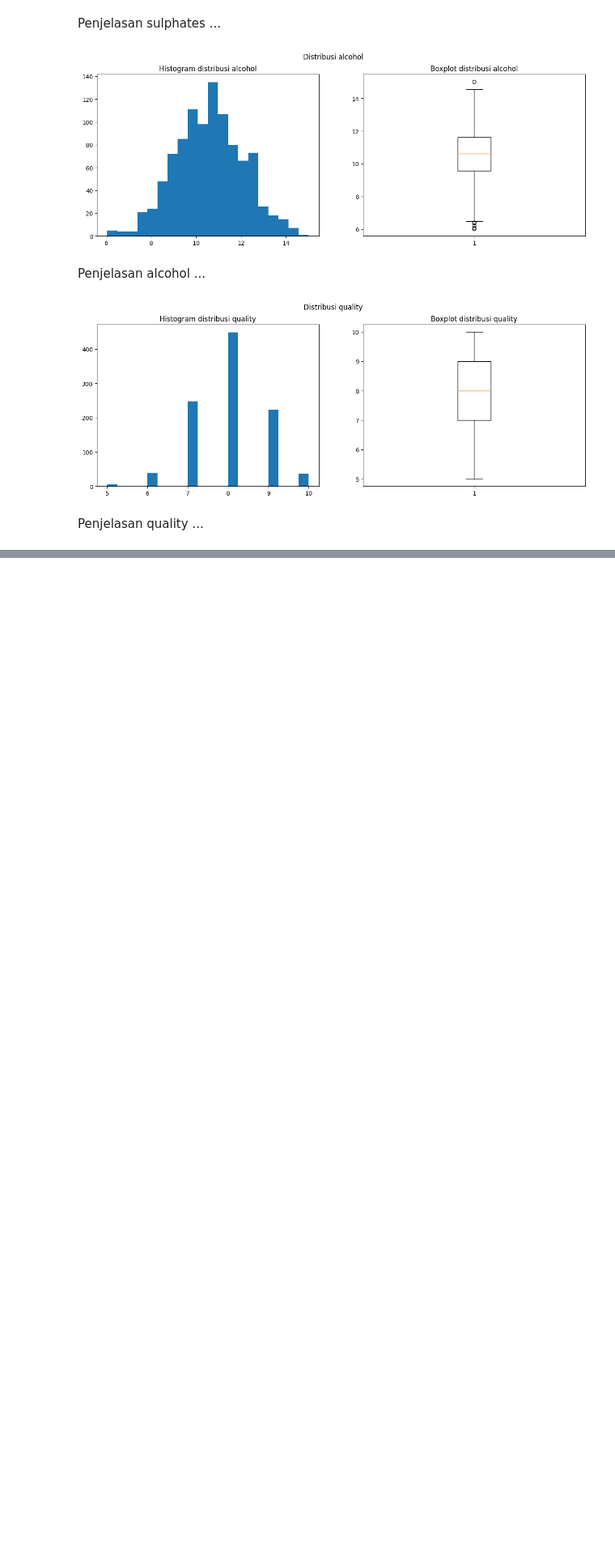
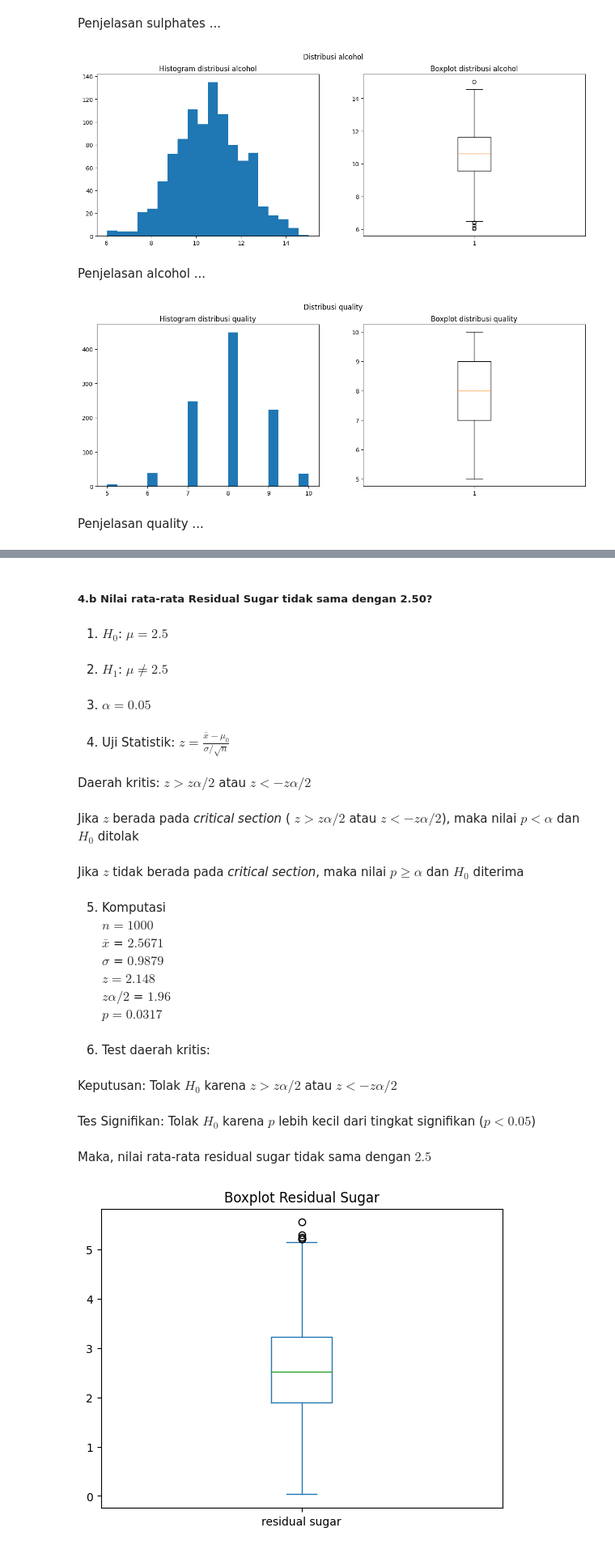
Before and after one commit to febryanarota/Tugas-Besar-Probstat, a Jupyter notebook: main.ipynb, the cells around one changed output, grey strips where cells are left out. Shown: that part at 81% size. Saved outputs shown, nothing was run; the diff lists cells and outputs as text; code cells hidden in the pictures; blank space fills up the shorter version.

```diff
--- a/main.ipynb
+++ b/main.ipynb
@@ -164,0 +218,52 @@ Penjelasan quality ...
+# %% [markdown]
+##### 4.b Nilai rata-rata Residual Sugar tidak sama dengan 2.50?
+# %%
+data = df["residual sugar"]
+miu_0 = 2.50
+alpha = 0.05
+x_bar = data.mean()
+std = data.std()
+n = len(data)
+root_n = np.sqrt(len(data))
+z_alpha = st.norm.ppf(1 - alpha /2)
+z = (x_bar - miu_0) / (std / root_n)
+p_value = 1-abs(st.norm.cdf(z)-st.norm.cdf(-1*z))
+
+display(Markdown(f"1. $H_0$:   $μ = {miu_0}$"))
+display(Markdown(f"2. $H_1$:   $μ ≠ {miu_0}$"))
+display(Markdown(f"3. $\\alpha = 0.05$"))
+display(Markdown("4. Uji Statistik:  $ z =\\frac{\\bar{x_{}} - μ_{0}} {\\sigma/\\sqrt{n}} $"))
+display(Markdown(f"Daerah kritis: $z > z\\alpha/2$ atau $z < -z\\alpha/2$"))
+display(Markdown(f"Jika $z$ berada pada *critical section* ( $z > z\\alpha/2$ atau $z < -z\\alpha/2$), maka nilai $p < \\alpha$ dan $H_0$ ditolak"))
+display(Markdown(f"Jika $z$ tidak berada pada *critical section*, maka nilai $p ≥ \\alpha$ dan $H_0$ diterima"))
+
+display(Markdown(f"5. Komputasi<br>  $n = {n}$ <br>$\\bar x$ = ${round(x_bar, 4)}$ <br> $\\sigma $ = ${round(std, 4)}$<br> $z = {round(z, 4)}$<br> $z\\alpha/2$ = ${round(z_alpha, 4)}$<br> $p = {round(p_value, 4)}$<br> "))
+display(Markdown(f"6. Test daerah kritis: "))
+
+
+if z < -z_alpha or z > z_alpha:
+    display(Markdown(f"Keputusan: Tolak $H_0$ karena $z > z\\alpha/2$ atau $z < -z\\alpha/2$"))
+    display(Markdown(f"Tes Signifikan: Tolak $H_0$ karena $p$ lebih kecil dari tingkat signifikan ($p < {alpha}$)"))
+    display(Markdown(f"Maka, nilai rata-rata residual sugar tidak sama dengan ${miu_0}$"))
+else:
+    display(Markdown(f"Keputusan: Tidak menolak $H_0$ karena $-z\\alpha/2 < z < z\\alpha/2$" ))
+    display(Markdown(f"Tes Signifikan: Tidak menolak $H_0$ dikarenakan $p$ lebih besar atau sama dengan tingkat signifikan ($p ≥ {alpha}$)"))
+    display(Markdown(f"Maka, nilai rata-rata residual sugar sama dengan ${miu_0}$"))
+
+data.plot(kind="box")
+plt.title("Boxplot Residual Sugar")
+plt.show()
+# %% [output]
+1. $H_0$:   $μ = 2.5$
+2. $H_1$:   $μ ≠ 2.5$
+3. $\alpha = 0.05$
+4. Uji Statistik:  $ z =\frac{\bar{x_{}} - μ_{0}} {\sigma/\sqrt{n}} $
+Daerah kritis: $z > z\alpha/2$ atau $z < -z\alpha/2$
+Jika $z$ berada pada *critical section* ( $z > z\alpha/2$ atau $z < -z\alpha/2$), maka nilai $p < \alpha$ dan $H_0$ ditolak
+Jika $z$ tidak berada pada *critical section*, maka nilai $p ≥ \alpha$ dan $H_0$ diterima
+5. Komputasi<br>  $n = 1000$ <br>$\bar x$ = $2.5671$ <br> $\sigma $ = $0.9879$<br> $z = 2.148$<br> $z\alpha/2$ = $1.96$<br> $p = 0.0317$<br>
+6. Test daerah kritis:
+Keputusan: Tolak $H_0$ karena $z > z\alpha/2$ atau $z < -z\alpha/2$
+Tes Signifikan: Tolak $H_0$ karena $p$ lebih kecil dari tingkat signifikan ($p < 0.05$)
+Maka, nilai rata-rata residual sugar tidak sama dengan $2.5$
+[figure, added]
```
Also changed, not shown: parts of 11 cells of this notebook.
